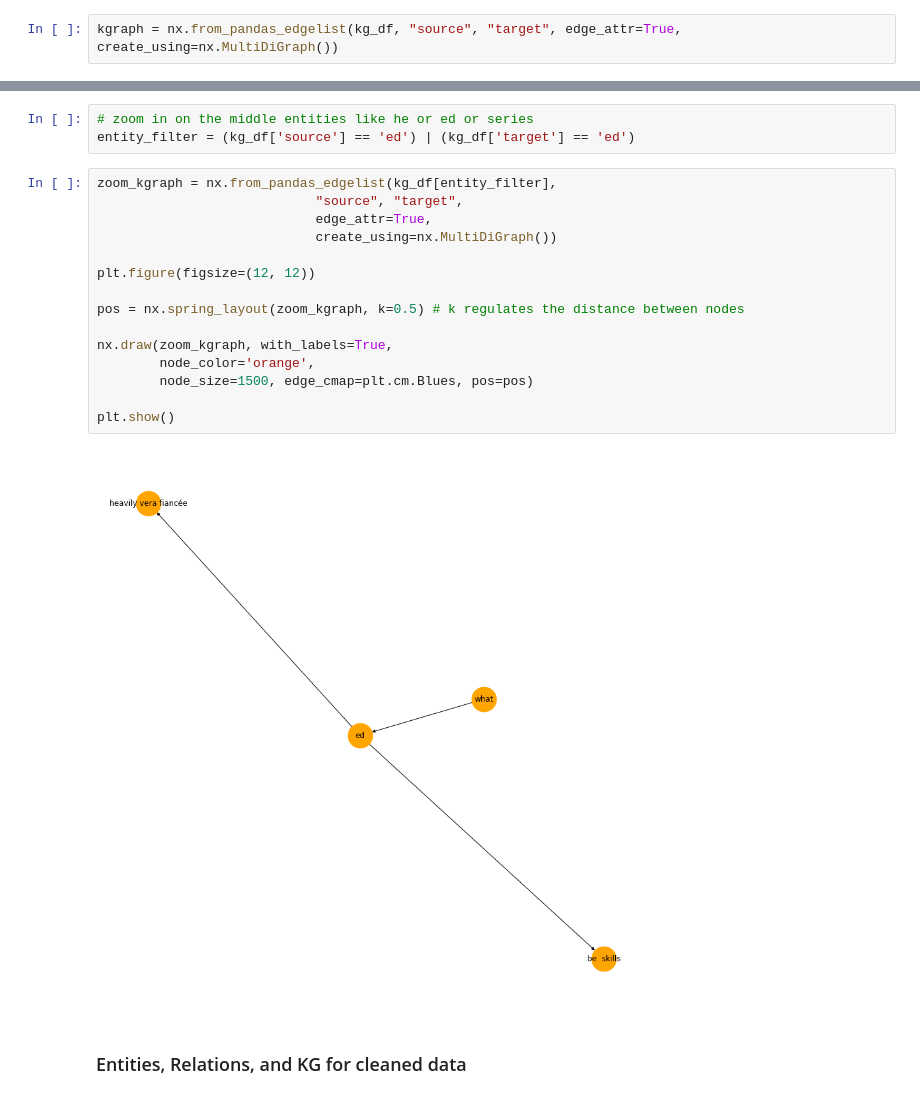
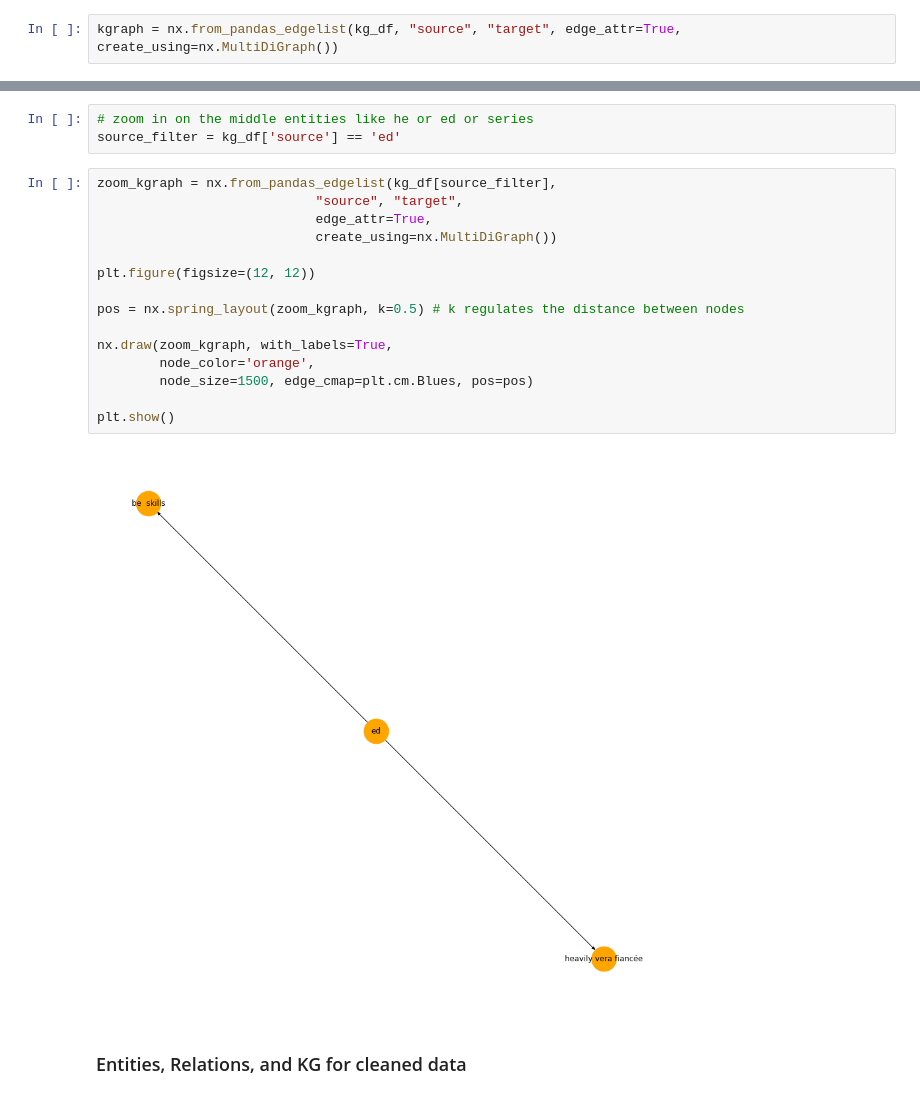
Before and after one commit to erinmcmahon26/NLP-Chat-Bot, a Jupyter notebook: Knowledge_Graph.ipynb, the cells around one changed output, grey strips where cells are left out. Drawn from its saved outputs; the diff is of its cells as text.

```diff
--- a/Knowledge_Graph.ipynb
+++ b/Knowledge_Graph.ipynb
@@ -325,23 +363,23 @@ plt.show()
 # %%
 # zoom in on the middle entities like he or ed or series
-entity_filter = (kg_df['source'] == 'ed') | (kg_df['target'] == 'ed')
+source_filter = kg_df['source'] == 'ed'
 # %%
-zoom_kgraph = nx.from_pandas_edgelist(kg_df[entity_filter],
+zoom_kgraph = nx.from_pandas_edgelist(kg_df[source_filter],
                             "source", "target",
                             edge_attr=True,
                             create_using=nx.MultiDiGraph())
 
 plt.figure(figsize=(12, 12))
 
 pos = nx.spring_layout(zoom_kgraph, k=0.5) # k regulates the distance between nodes
 
 nx.draw(zoom_kgraph, with_labels=True,
         node_color='orange',
         node_size=1500, edge_cmap=plt.cm.Blues, pos=pos)
 
 plt.show()
 # %% [output]
-[figure, old version]
+[figure, new version]
 # %% [markdown]
 ### Entities, Relations, and KG for cleaned data
 # %%
```
Also changed, not shown: parts of 14 cells of this notebook.
